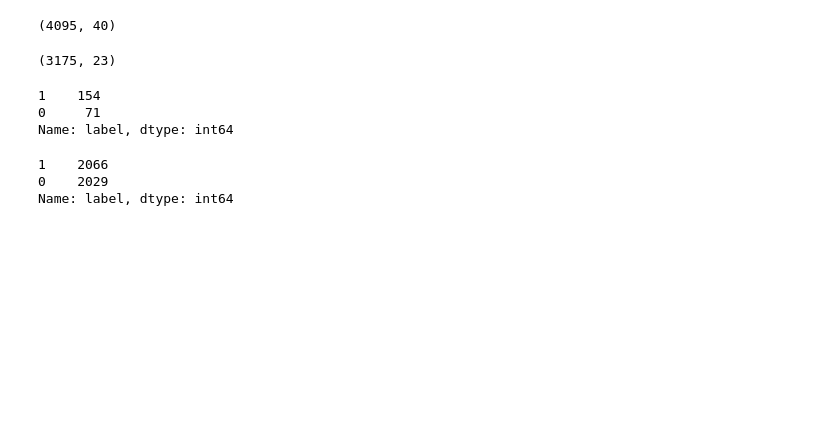
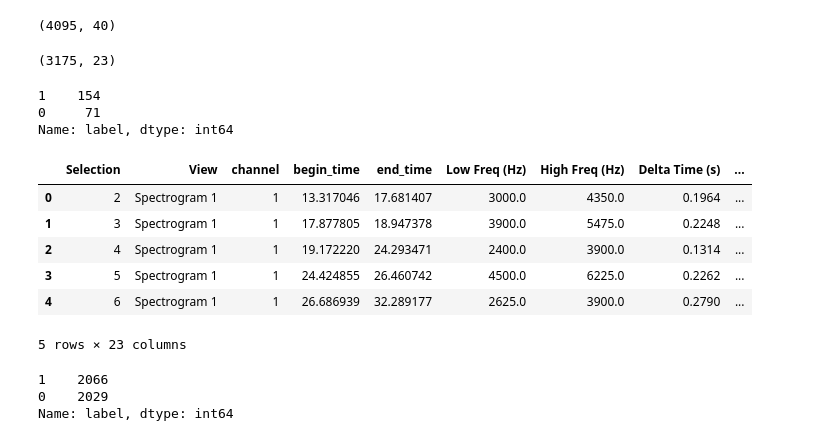
Before and after one commit to deep-voice/soundbay, a Jupyter notebook: notebooks/concat_2017_2022_notebook.ipynb, the cells around one changed output. Cells and saved outputs as stored; diff of their text form; code cells hidden in the pictures; blank space fills up the shorter version.

```diff
--- a/notebooks/concat_2017_2022_notebook.ipynb
+++ b/notebooks/concat_2017_2022_notebook.ipynb
@@ -18,6 +18,16 @@ new_train_data[new_train_data.split_type=='train'].label.value_counts()
 1    154
 0     71
 Name: label, dtype: int64
+# %%
+new_train_data.head()
+# %% [output]
+|  | Selection | View | channel | begin_time | end_time | Low Freq (Hz) | High Freq (Hz) | Delta Time (s) | ... |
+| 0 | 2 | Spectrogram 1 | 1 | 13.317046 | 17.681407 | 3000.0 | 4350.0 | 0.1964 | ... |
+| 1 | 3 | Spectrogram 1 | 1 | 17.877805 | 18.947378 | 3900.0 | 5475.0 | 0.2248 | ... |
+| 2 | 4 | Spectrogram 1 | 1 | 19.172220 | 24.293471 | 2400.0 | 3900.0 | 0.1314 | ... |
+| 3 | 5 | Spectrogram 1 | 1 | 24.424855 | 26.460742 | 4500.0 | 6225.0 | 0.2262 | ... |
+| 4 | 6 | Spectrogram 1 | 1 | 26.686939 | 32.289177 | 2625.0 | 3900.0 | 0.2790 | ... |
+5 rows × 23 columns
 # %%
 old_train_data.label.value_counts()
 # %% [output]
```
Also changed, not shown: parts of 6 cells of this notebook, 2 other files.
